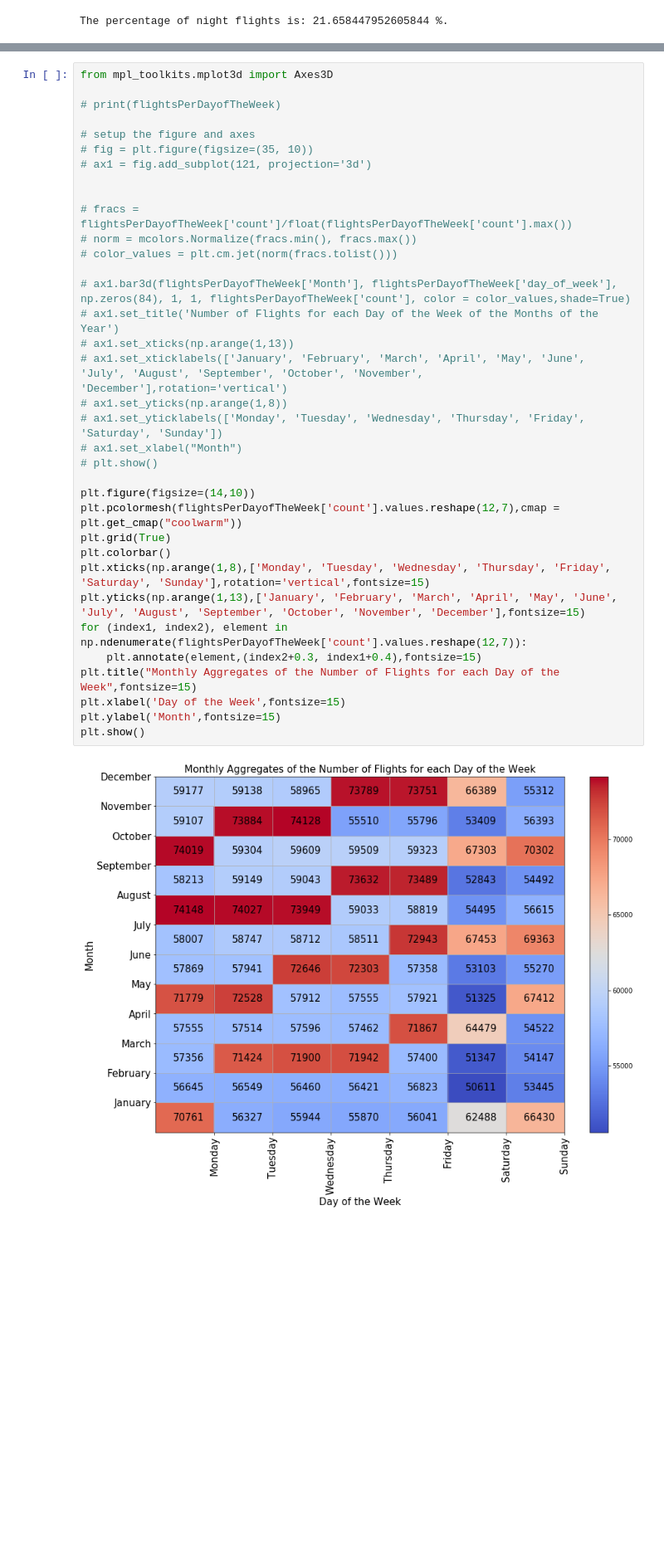
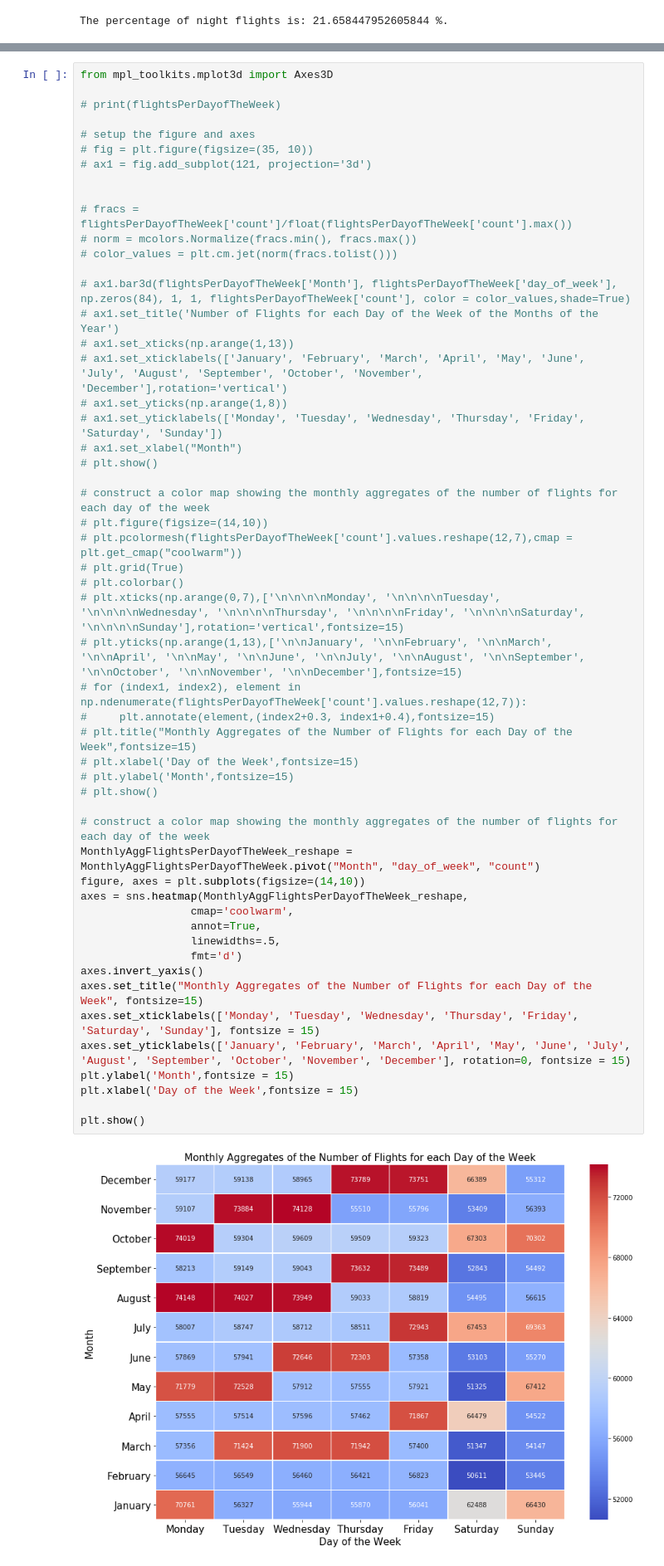
Before and after one commit to kandakji/SparkSQL-Analysis-Aviation-Data, a Jupyter notebook: SPARSQL.ipynb, the cells around one changed output, grey strips where cells are left out. Shown at 83% size. Cells and saved outputs as stored; diff of their text form; blank space fills up the shorter version.

```diff
--- a/SPARSQL.ipynb
+++ b/SPARSQL.ipynb
@@ -565,37 +577,55 @@ plt.yticks(fontsize=10)
 # %%
 from mpl_toolkits.mplot3d import Axes3D
 
 # print(flightsPerDayofTheWeek)
 
 # setup the figure and axes
 # fig = plt.figure(figsize=(35, 10))
 # ax1 = fig.add_subplot(121, projection='3d')
 
 
 # fracs = flightsPerDayofTheWeek['count']/float(flightsPerDayofTheWeek['count'].max())
 # norm = mcolors.Normalize(fracs.min(), fracs.max())
 # color_values = plt.cm.jet(norm(fracs.tolist()))
 
 # ax1.bar3d(flightsPerDayofTheWeek['Month'], flightsPerDayofTheWeek['day_of_week'], np.zeros(84), 1, 1, flightsPerDayofTheWeek['count'], color = color_values,shade=True)
 # ax1.set_title('Number of Flights for each Day of the Week of the Months of the Year')
 # ax1.set_xticks(np.arange(1,13))
 # ax1.set_xticklabels(['January', 'February', 'March', 'April', 'May', 'June', 'July', 'August', 'September', 'October', 'November', 'December'],rotation='vertical')
 # ax1.set_yticks(np.arange(1,8))
 # ax1.set_yticklabels(['Monday', 'Tuesday', 'Wednesday', 'Thursday', 'Friday', 'Saturday', 'Sunday'])
 # ax1.set_xlabel("Month")
 # plt.show()
 
-plt.figure(figsize=(14,10))
-plt.pcolormesh(flightsPerDayofTheWeek['count'].values.reshape(12,7),cmap = plt.get_cmap("coolwarm"))
-plt.grid(True)
-plt.colorbar()
-plt.xticks(np.arange(1,8),['Monday', 'Tuesday', 'Wednesday', 'Thursday', 'Friday', 'Saturday', 'Sunday'],rotation='vertical',fontsize=15)
-plt.yticks(np.arange(1,13),['January', 'February', 'March', 'April', 'May', 'June', 'July', 'August', 'September', 'October', 'November', 'December'],fontsize=15)
-for (index1, index2), element in np.ndenumerate(flightsPerDayofTheWeek['count'].values.reshape(12,7)):
-    plt.annotate(element,(index2+0.3, index1+0.4),fontsize=15)
-plt.title("Monthly Aggregates of the Number of Flights for each Day of the Week",fontsize=15)
-plt.xlabel('Day of the Week',fontsize=15)
-plt.ylabel('Month',fontsize=15)
+# construct a color map showing the monthly aggregates of the number of flights for each day of the week
+# plt.figure(figsize=(14,10))
+# plt.pcolormesh(flightsPerDayofTheWeek['count'].values.reshape(12,7),cmap = plt.get_cmap("coolwarm"))
+# plt.grid(True)
+# plt.colorbar()
+# plt.xticks(np.arange(0,7),['\n\n\n\nMonday', '\n\n\n\nTuesday', '\n\n\n\nWednesday', '\n\n\n\nThursday', '\n\n\n\nFriday', '\n\n\n\nSaturday', '\n\n\n\nSunday'],rotation='vertical',fontsize=15)
+# plt.yticks(np.arange(1,13),['\n\nJanuary', '\n\nFebruary', '\n\nMarch', '\n\nApril', '\n\nMay', '\n\nJune', '\n\nJuly', '\n\nAugust', '\n\nSeptember', '\n\nOctober', '\n\nNovember', '\n\nDecember'],fontsize=15)
+# for (index1, index2), element in np.ndenumerate(flightsPerDayofTheWeek['count'].values.reshape(12,7)):
+#     plt.annotate(element,(index2+0.3, index1+0.4),fontsize=15)
+# plt.title("Monthly Aggregates of the Number of Flights for each Day of the Week",fontsize=15)
+# plt.xlabel('Day of the Week',fontsize=15)
+# plt.ylabel('Month',fontsize=15)
+# plt.show()
+
+# construct a color map showing the monthly aggregates of the number of flights for each day of the week
+MonthlyAggFlightsPerDayofTheWeek_reshape = MonthlyAggFlightsPerDayofTheWeek.pivot("Month", "day_of_week", "count")
+figure, axes = plt.subplots(figsize=(14,10))
+axes = sns.heatmap(MonthlyAggFlightsPerDayofTheWeek_reshape,
+                 cmap='coolwarm',
+                 annot=True,
+                 linewidths=.5,
+                 fmt='d')
+axes.invert_yaxis()
+axes.set_title("Monthly Aggregates of the Number of Flights for each Day of the Week", fontsize=15)
+axes.set_xticklabels(['Monday', 'Tuesday', 'Wednesday', 'Thursday', 'Friday', 'Saturday', 'Sunday'], fontsize = 15)
+axes.set_yticklabels(['January', 'February', 'March', 'April', 'May', 'June', 'July', 'August', 'September', 'October', 'November', 'December'], rotation=0, fontsize = 15)
+plt.ylabel('Month',fontsize = 15)
+plt.xlabel('Day of the Week',fontsize = 15)
+
 plt.show()
 # %% [output]
-[figure, old version]
+[figure, new version]
```
Also changed, not shown: parts of 18 cells of this notebook.
